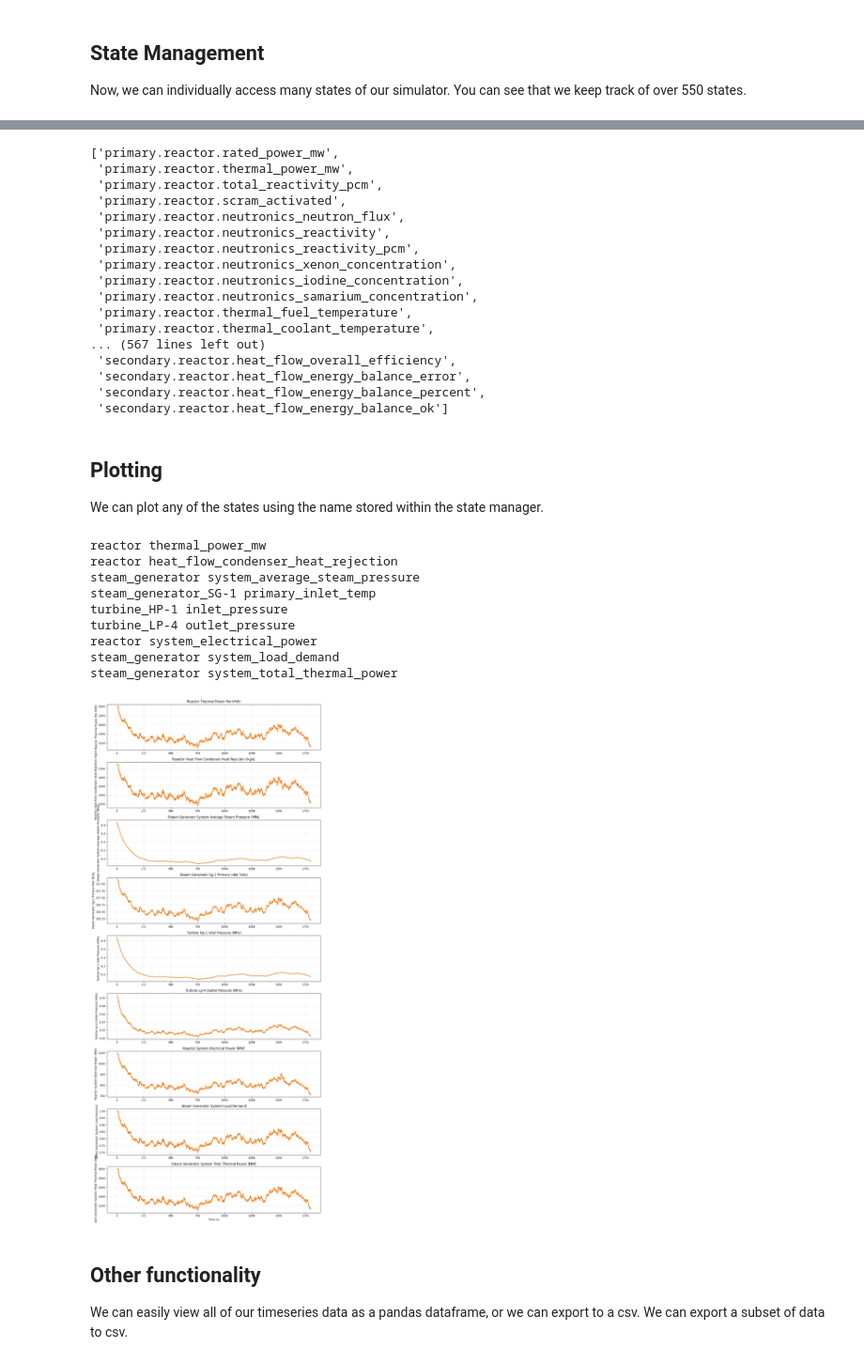
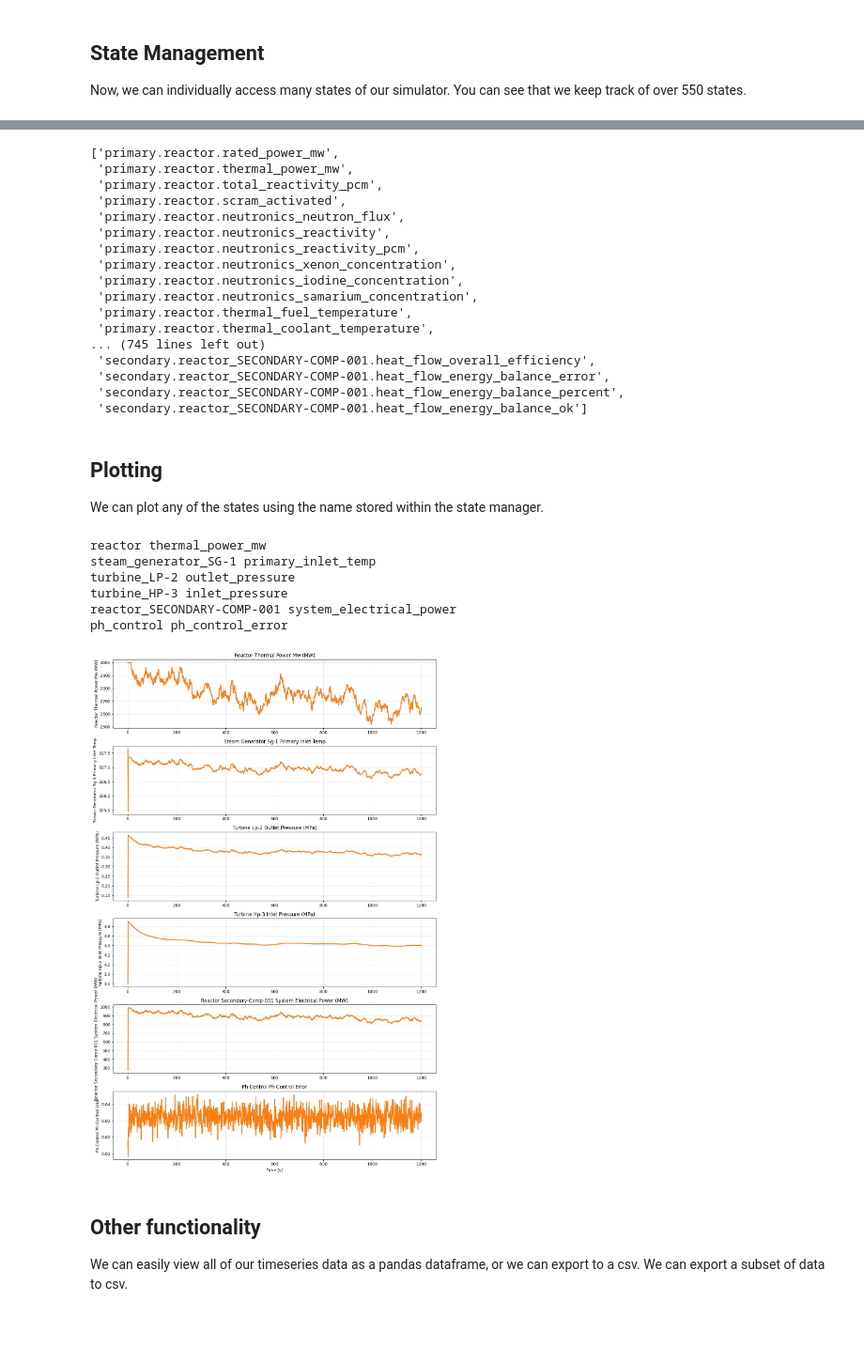
Before and after one commit to NuclearnAI/nuclear-sim, a Jupyter notebook: examples/nuclear_plant_simulation.ipynb, the cells around one changed output, grey strips where cells are left out. Shown at 94% size. Drawn from its saved outputs; the diff is of its cells as text; code cells hidden in the pictures; blank space fills up the shorter version.

```diff
--- a/examples/nuclear_plant_simulation.ipynb
+++ b/examples/nuclear_plant_simulation.ipynb
@@ -51,7 +51,8 @@ Let's create a nuclear plant simulator using a `ConstantHeatSource` instead of u
 heat_source = ConstantHeatSource(rated_power_mw=3000.0, noise_enabled=True, noise_std_percent=20., noise_seed=42)
 
 # Create simulator with constant heat source
-simulator = NuclearPlantSimulator(heat_source=heat_source, dt=1.0, enable_secondary=True)
+simulator = NuclearPlantSimulator(heat_source=heat_source, dt=1.0, enable_secondary=True,
+                                  secondary_config_file="nuclear_plant_comprehensive_config.yaml")
 
 print("🔥 Heat Source Configuration:")
 print(f"   Type: {heat_source.__class__.__name__}")
@@ -258,37 +262,31 @@ simulator.state_manager.get_available_variables()
  'primary.reactor.neutronics_samarium_concentration',
  'primary.reactor.thermal_fuel_temperature',
  'primary.reactor.thermal_coolant_temperature',
-... (567 lines left out)
- 'secondary.reactor.heat_flow_overall_efficiency',
- 'secondary.reactor.heat_flow_energy_balance_error',
- 'secondary.reactor.heat_flow_energy_balance_percent',
- 'secondary.reactor.heat_flow_energy_balance_ok']
+... (745 lines left out)
+ 'secondary.reactor_SECONDARY-COMP-001.heat_flow_overall_efficiency',
+ 'secondary.reactor_SECONDARY-COMP-001.heat_flow_energy_balance_error',
+ 'secondary.reactor_SECONDARY-COMP-001.heat_flow_energy_balance_percent',
+ 'secondary.reactor_SECONDARY-COMP-001.heat_flow_energy_balance_ok']
 # %% [markdown]
 ## Plotting
 We can plot any of the states using the name stored within the state manager.
 # %%
-simulator.plot_parameters([ 'primary.reactor.thermal_power_mw',
-                            'secondary.reactor.heat_flow_condenser_heat_rejection',
-                          'secondary.steam_generator.system_average_steam_pressure',
+simulator.plot_parameters(['primary.reactor.thermal_power_mw',
                           'secondary.steam_generator_SG-1.primary_inlet_temp',
-                          'secondary.turbine_HP-1.inlet_pressure',
-                          'secondary.turbine_LP-4.outlet_pressure',
-                          'secondary.reactor.system_electrical_power',
-                          'secondary.steam_generator.system_load_demand',
-                          'secondary.steam_generator.system_total_thermal_power',
+                          'secondary.turbine_LP-2.outlet_pressure',
+                          'secondary.turbine_HP-3.inlet_pressure',
+ 'secondary.reactor_SECONDARY-COMP-001.system_electrical_power',
+ 'secondary.ph_control.ph_control_error',
                           ],
                           save=False)
 # %% [output]
 reactor thermal_power_mw
-reactor heat_flow_condenser_heat_rejection
-steam_generator system_average_steam_pressure
 steam_generator_SG-1 primary_inlet_temp
-turbine_HP-1 inlet_pressure
-turbine_LP-4 outlet_pressure
-reactor system_electrical_power
-steam_generator system_load_demand
-steam_generator system_total_thermal_power
+turbine_LP-2 outlet_pressure
+turbine_HP-3 inlet_pressure
+reactor_SECONDARY-COMP-001 system_electrical_power
+ph_control ph_control_error
-[figure, old version]
+[figure, new version]
 # %% [markdown]
 ## Other functionality
 
```
Also changed, not shown: parts of 11 cells of this notebook, 3 other files.
